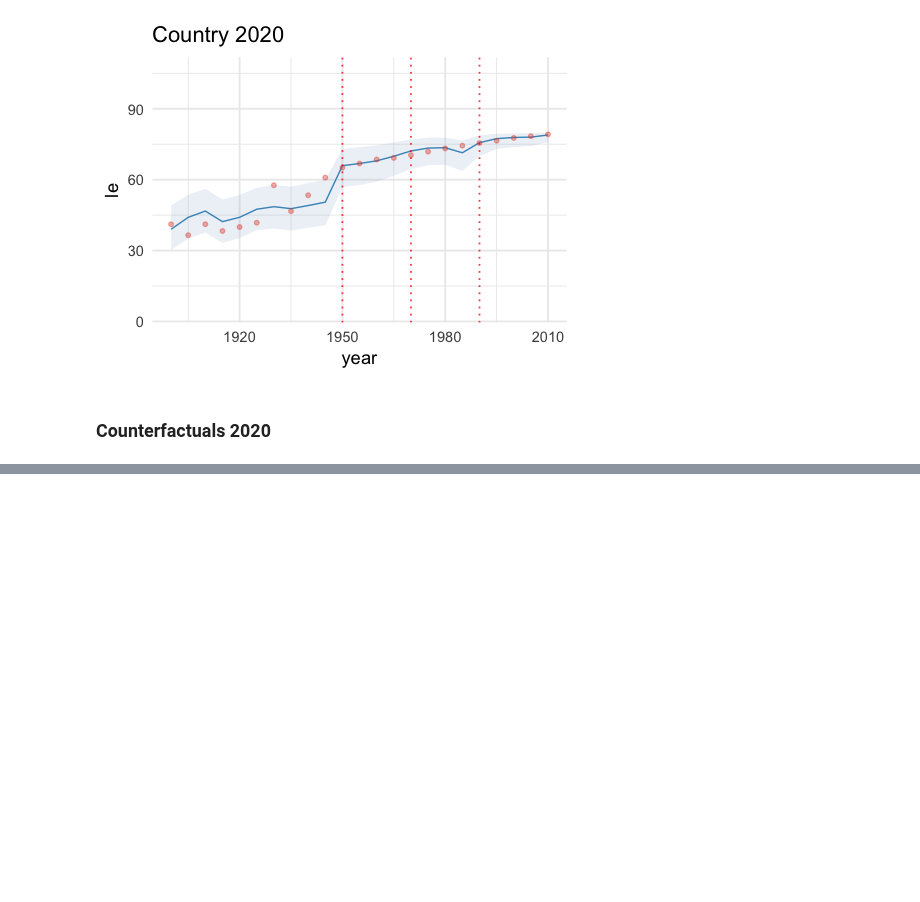
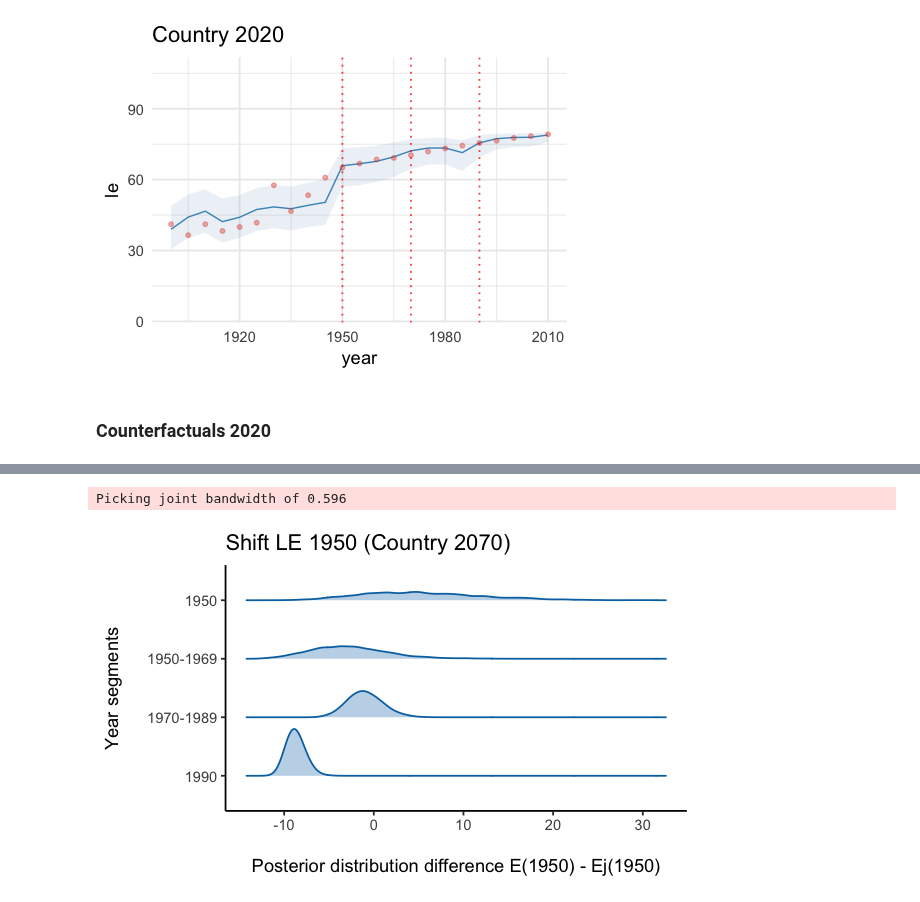
Before and after one commit to sdaza/lambda, a Jupyter notebook: notebooks/counterfactuals.ipynb, the cells around one changed output, grey strips where cells are left out. Cells and saved outputs as stored; diff of their text form; code cells hidden in the pictures; blank space fills up the shorter version.

```diff
--- a/notebooks/counterfactuals.ipynb
+++ b/notebooks/counterfactuals.ipynb
@@ -219,0 +168,13 @@ ggplot(data.frame(pred90), aes(pred90))  + geom_density(color='#0072B2', fill='#
+# %%
+pred = list()
+lyears = c('1950', '1950-1969', '1970-1989', '1990')
+
+for (i in lyears) {
+
+    pred[[i]] = estimate_shift(samples, country=2020,
+                         model_year=i,
+                         gdp_value = gdp_values[1],
+                         le_value = le_values[1],
+                         max_le_value=max_le[ctry==2020, max_le])
+
+}
@@ -219,0 +228,13 @@ ggplot(data.frame(pred90), aes(pred90))  + geom_density(color='#0072B2', fill='#
+# %%
+pred = list()
+lyears = c('1950', '1950-1969', '1970-1989', '1990')
+
+for (i in lyears) {
+
+    pred[[i]] = estimate_shift(samples, country=2070,
+                         model_year=i,
+                         gdp_value = gdp_values[1],
+                         le_value = le_values[1],
+                         max_le_value=max_le[ctry==2070, max_le])
+
+}
@@ -219,0 +245,15 @@ ggplot(data.frame(pred90), aes(pred90))  + geom_density(color='#0072B2', fill='#
+# %%
+l = unique(d$variable)
+year_labels = c('<1950', '1950-1969', '1970-1989', '1990')
+d$variable = factor(d$variable, levels=rev(l), labels=rev(lyears))
+# %%
+p = ggplot(d, aes(y=variable)) +
+      geom_density_ridges(aes(x = value),
+               alpha=0.3, color='#0072B2', fill='#0072B2', scale=0.8) +
+      labs(x='\nPosterior distribution difference E(1950) - Ej(1950)',
+          y='Year segments\n', title='Shift LE 1950 (Country 2070)') +
+      theme_classic()
+print(p)
+# %% [output]
+Picking joint bandwidth of 0.596
+[figure, added]
```
Also changed, not shown: parts of 26 cells of this notebook.
